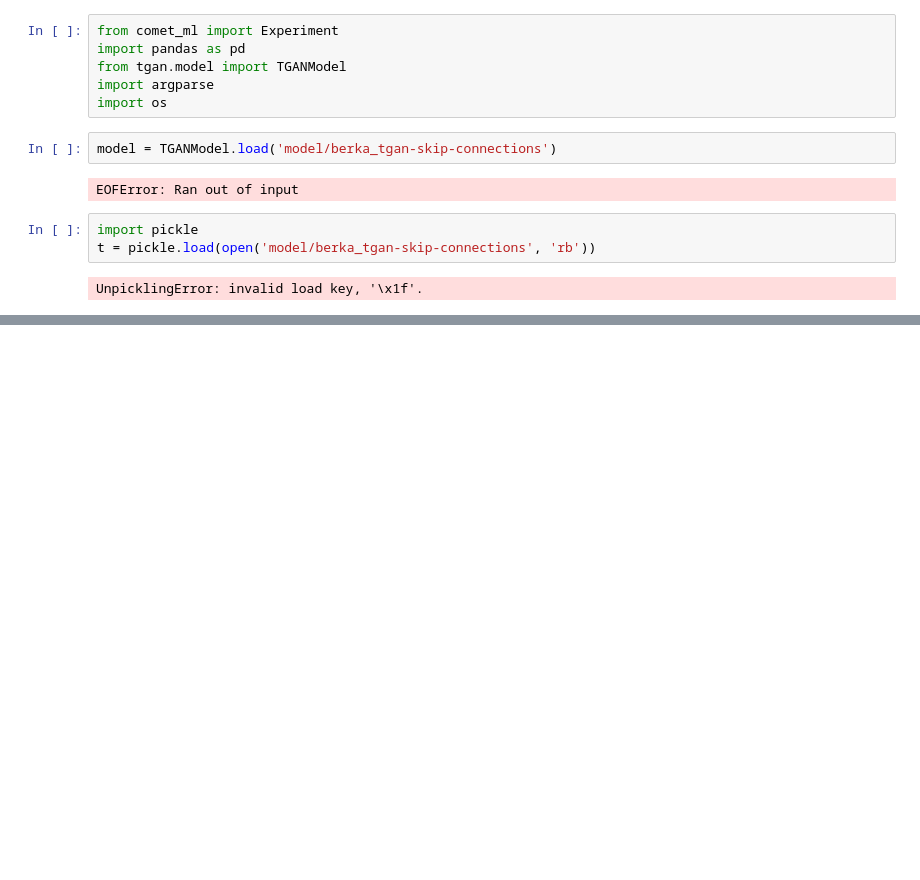
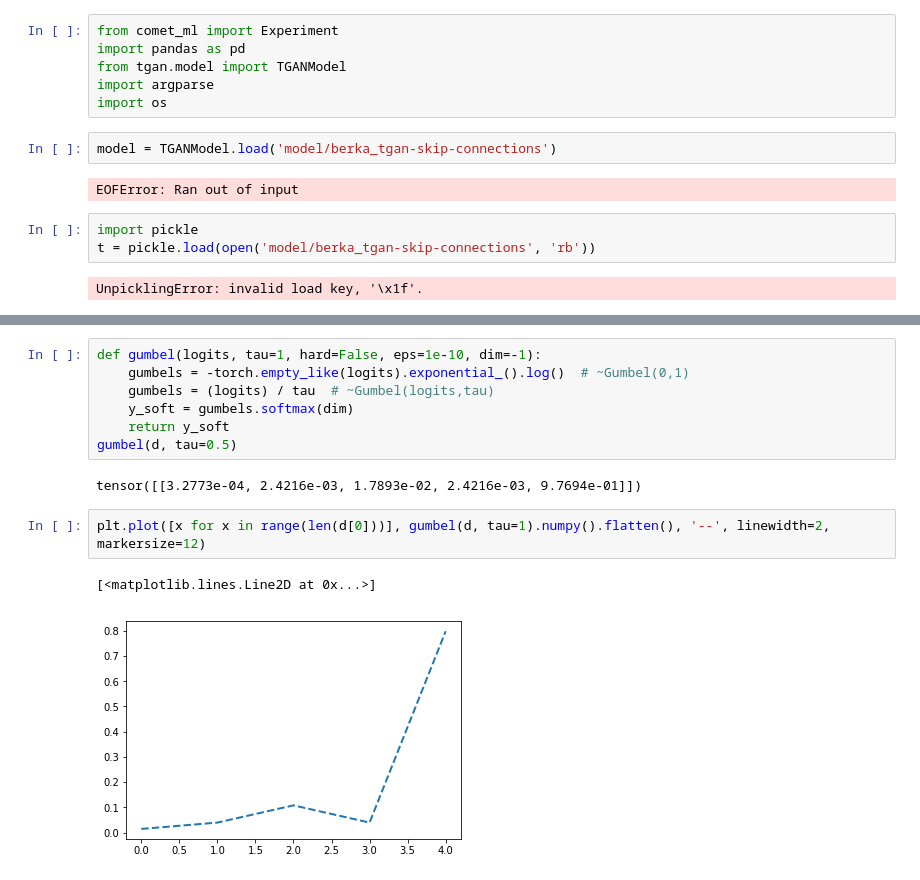
Before and after one commit to Baukebrenninkmeijer/TGAN, a Jupyter notebook: Untitled.ipynb, the cells around one changed output, grey strips where cells are left out. Cells and saved outputs as stored; diff of their text form; blank space fills up the shorter version.

```diff
--- a/Untitled.ipynb
+++ b/Untitled.ipynb
@@ -200,0 +257,14 @@ UnpicklingError: invalid load key, '\x1f'.
+# %%
+def gumbel(logits, tau=1, hard=False, eps=1e-10, dim=-1):
+    gumbels = -torch.empty_like(logits).exponential_().log()  # ~Gumbel(0,1)
+    gumbels = (logits) / tau  # ~Gumbel(logits,tau)
+    y_soft = gumbels.softmax(dim)
+    return y_soft
+gumbel(d, tau=0.5)
+# %% [output]
+tensor([[3.2773e-04, 2.4216e-03, 1.7893e-02, 2.4216e-03, 9.7694e-01]])
+# %%
+plt.plot([x for x in range(len(d[0]))], gumbel(d, tau=1).numpy().flatten(), '--', linewidth=2, markersize=12)
+# %% [output]
+[<matplotlib.lines.Line2D at 0x...>]
+[figure, added]
```
Also changed, not shown: parts of 16 cells of this notebook, 3 other files.
